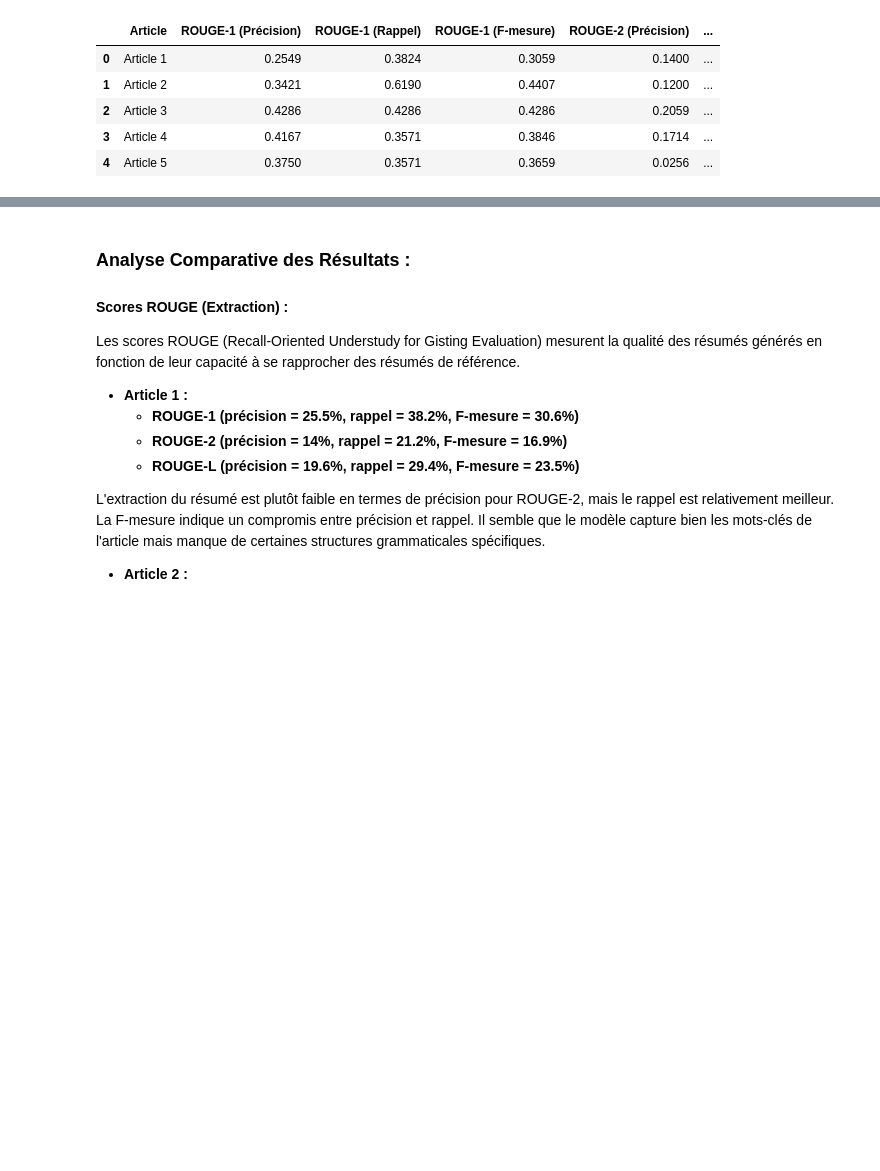
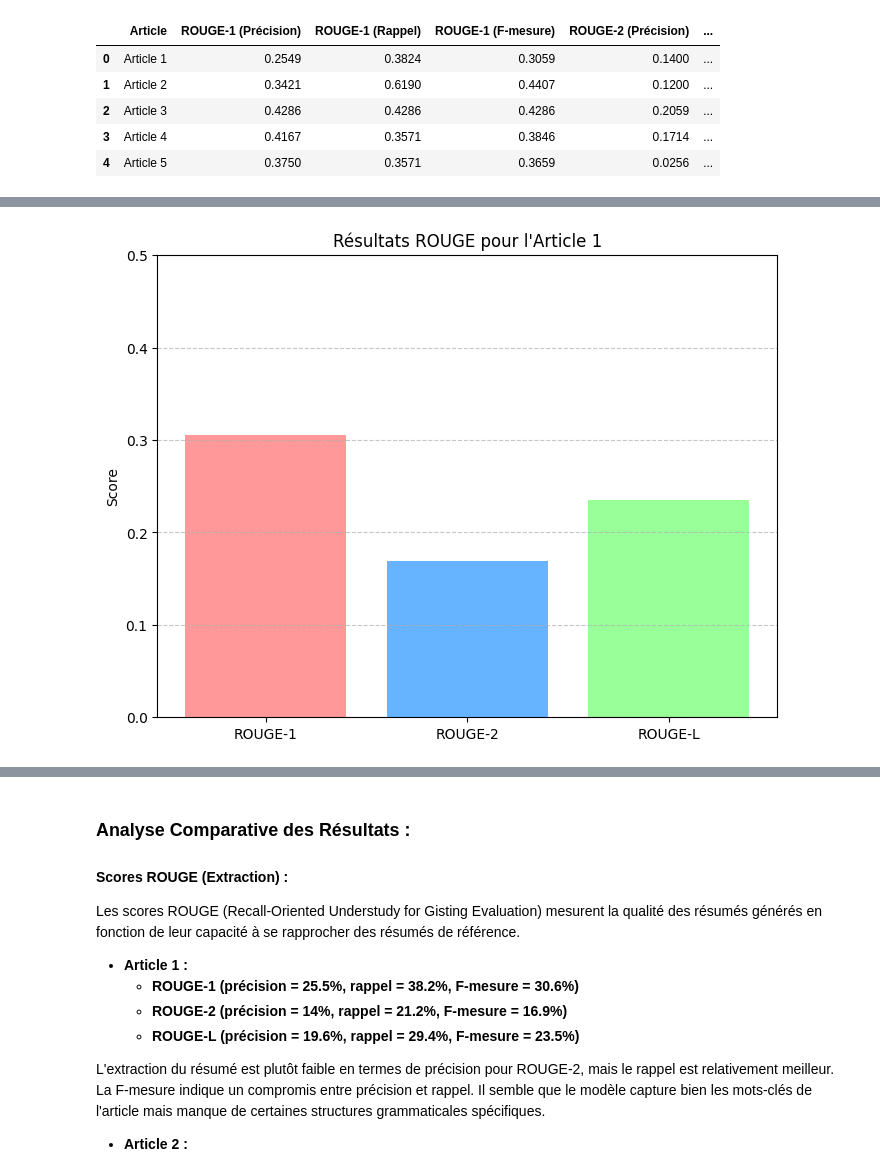
Before and after one commit to VirtuelsDev/nlp-summarization-project, a Jupyter notebook: nlp2.ipynb, the cells around one changed output, grey strips where cells are left out. Saved outputs shown, nothing was run; the diff lists cells and outputs as text; code cells hidden in the pictures; blank space fills up the shorter version.

```diff
--- a/nlp2.ipynb
+++ b/nlp2.ipynb
@@ -295,0 +341,27 @@ display(df2)
+# %%
+import matplotlib.pyplot as plt
+
+# Données des scores pour les articles
+articles = [1, 2, 3, 4, 5]
+rouge_scores = [
+    {'rouge1': 0.3059, 'rouge2': 0.1687, 'rougeL': 0.2353},
+    {'rouge1': 0.4407, 'rouge2': 0.1552, 'rougeL': 0.3390},
+    {'rouge1': 0.4286, 'rouge2': 0.2059, 'rougeL': 0.2571},
+    {'rouge1': 0.3846, 'rouge2': 0.1579, 'rougeL': 0.2564},
+    {'rouge1': 0.3659, 'rouge2': 0.0250, 'rougeL': 0.2195}
+]
+bleu_scores = [0.1024, 0.1106, 2.118e-78, 0.1129, 4.098e-155]
+# %%
+# Résultats pour Article 1 (ROUGE)
+plt.figure(figsize=(8, 6))
+plt.bar(['ROUGE-1', 'ROUGE-2', 'ROUGE-L'],
+        [rouge_scores[0]['rouge1'], rouge_scores[0]['rouge2'], rouge_scores[0]['rougeL']],
+        color=['#ff9999', '#66b3ff', '#99ff99'])
+plt.title("Résultats ROUGE pour l'Article 1")
+plt.ylabel('Score')
+plt.ylim(0, 0.5)
+plt.grid(axis='y', linestyle='--', alpha=0.7)
+plt.savefig("data/Capture_ROUGE_Article_1.png", bbox_inches='tight')
+plt.show()
+# %% [output]
+[figure, added]
```
Also changed, not shown: parts of 5 cells of this notebook, 1 other file.
